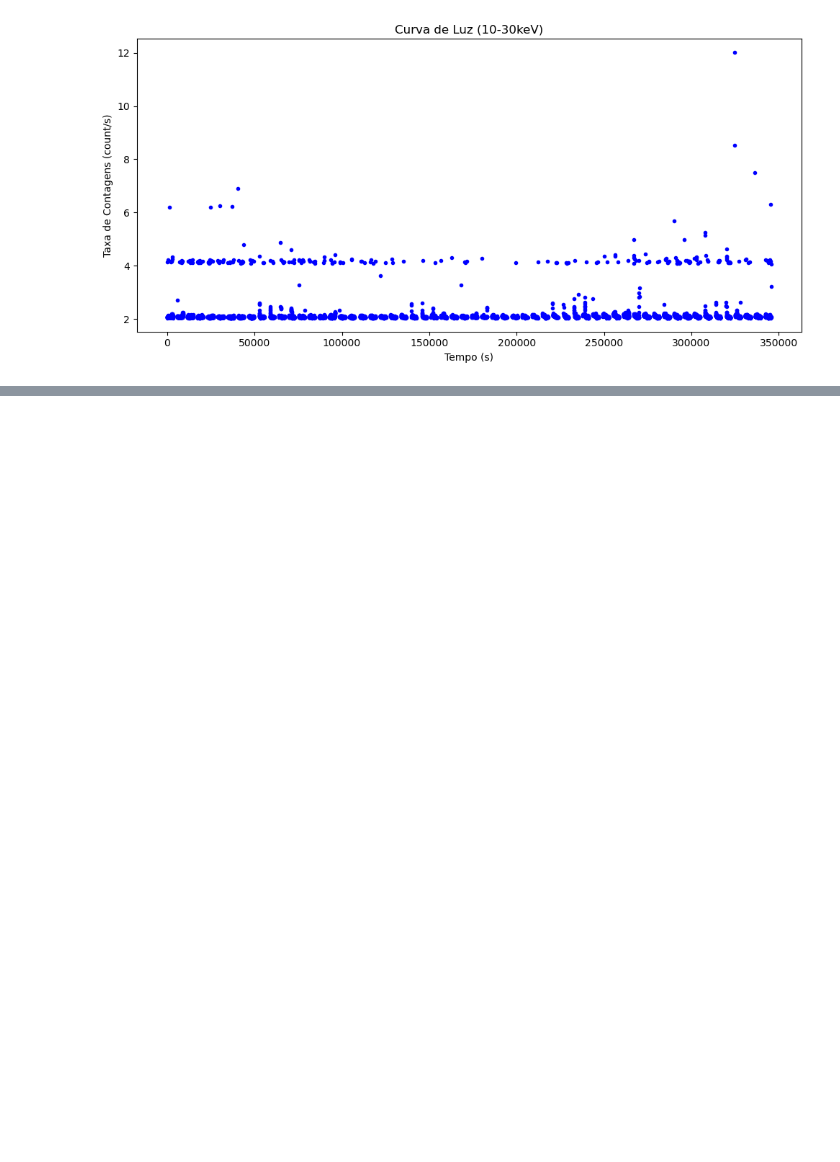
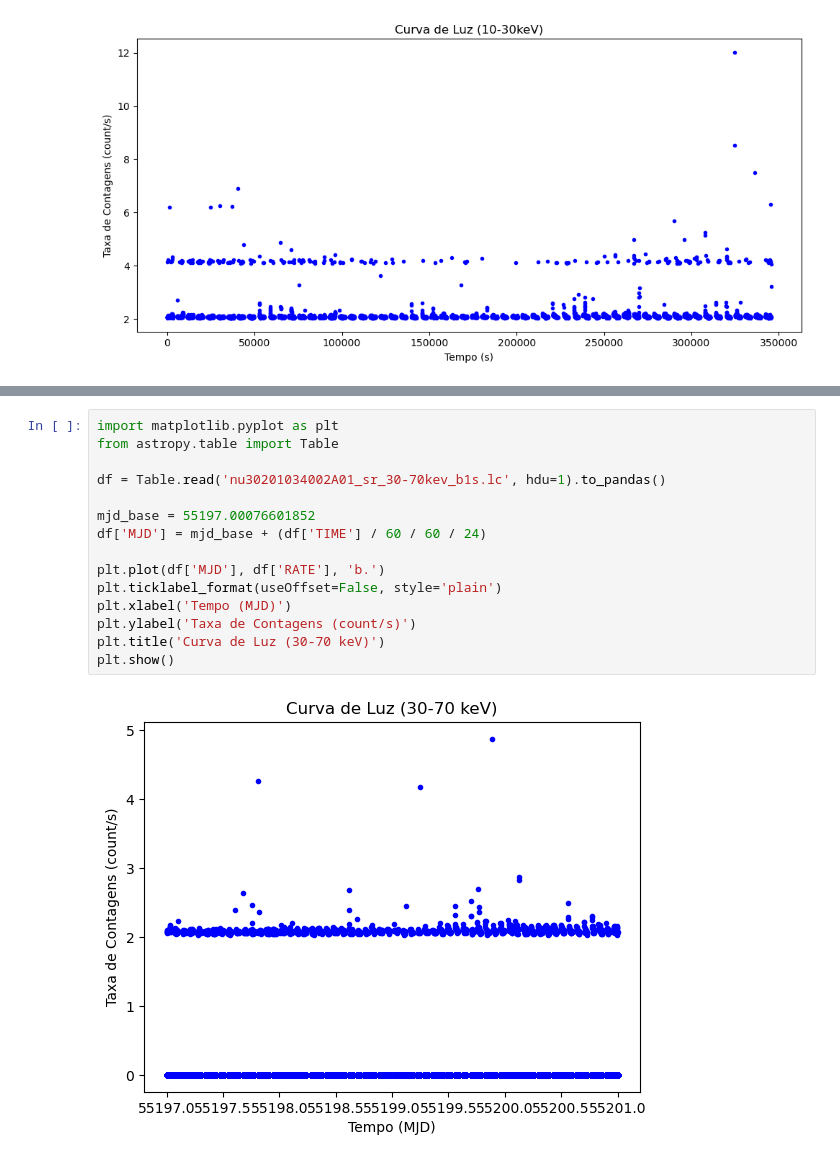
Before and after one commit to mariajulianrb/projeto_mestrado, a Jupyter notebook: data/notebook/light_curve_b1s.ipynb, the cells around one changed output, grey strips where cells are left out. Saved outputs shown, nothing was run; the diff lists cells and outputs as text; blank space fills up the shorter version.

```diff
--- a/data/notebook/light_curve_b1s.ipynb
+++ b/data/notebook/light_curve_b1s.ipynb
@@ -86,0 +159,17 @@ plt.show()
+# %%
+import matplotlib.pyplot as plt
+from astropy.table import Table
+
+df = Table.read('nu30201034002A01_sr_30-70kev_b1s.lc', hdu=1).to_pandas()
+
+mjd_base = 55197.00076601852
+df['MJD'] = mjd_base + (df['TIME'] / 60 / 60 / 24)
+
+plt.plot(df['MJD'], df['RATE'], 'b.')
+plt.ticklabel_format(useOffset=False, style='plain')
+plt.xlabel('Tempo (MJD)')
+plt.ylabel('Taxa de Contagens (count/s)')
+plt.title('Curva de Luz (30-70 keV)')
+plt.show()
+# %% [output]
+[figure, added]
```
Also changed, not shown: parts of 7 cells of this notebook.
